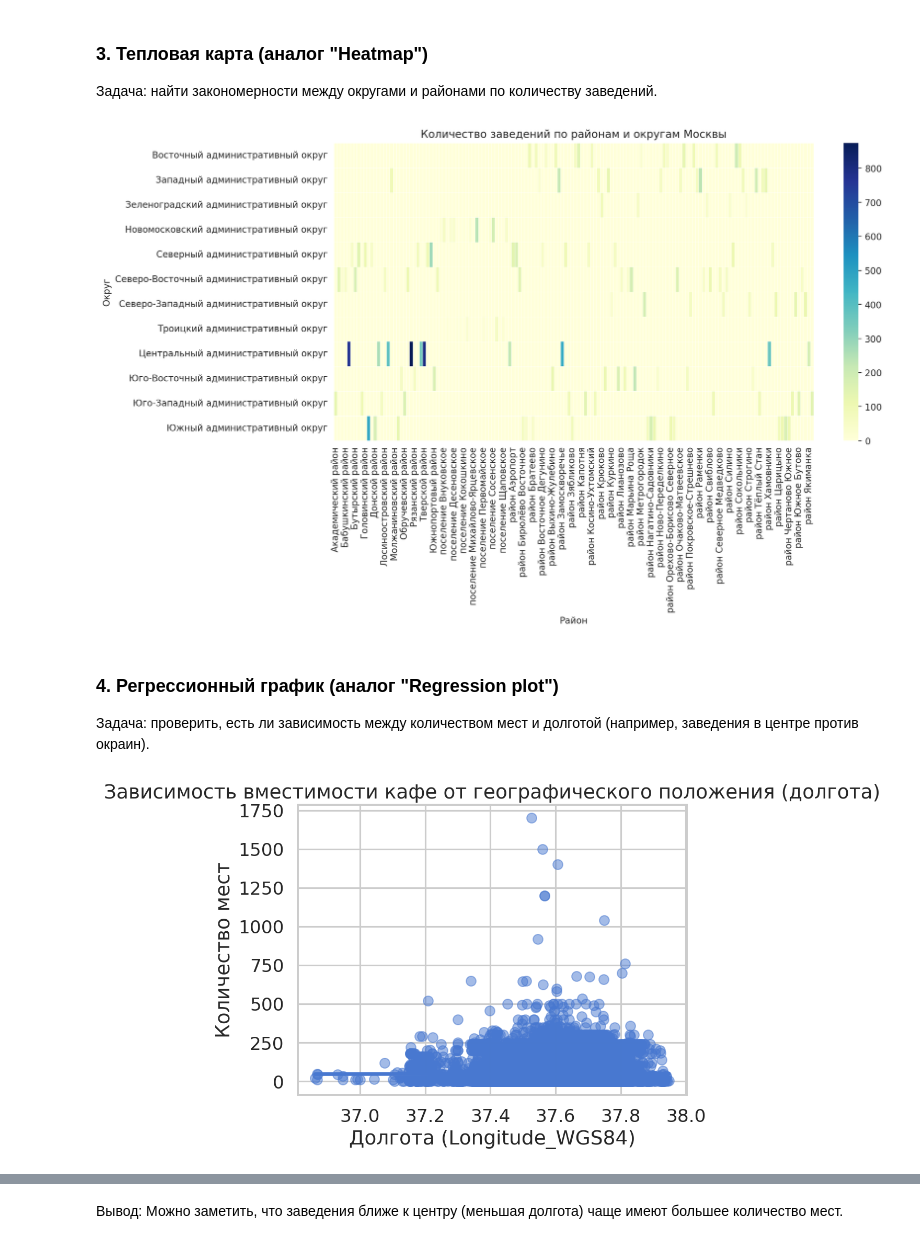
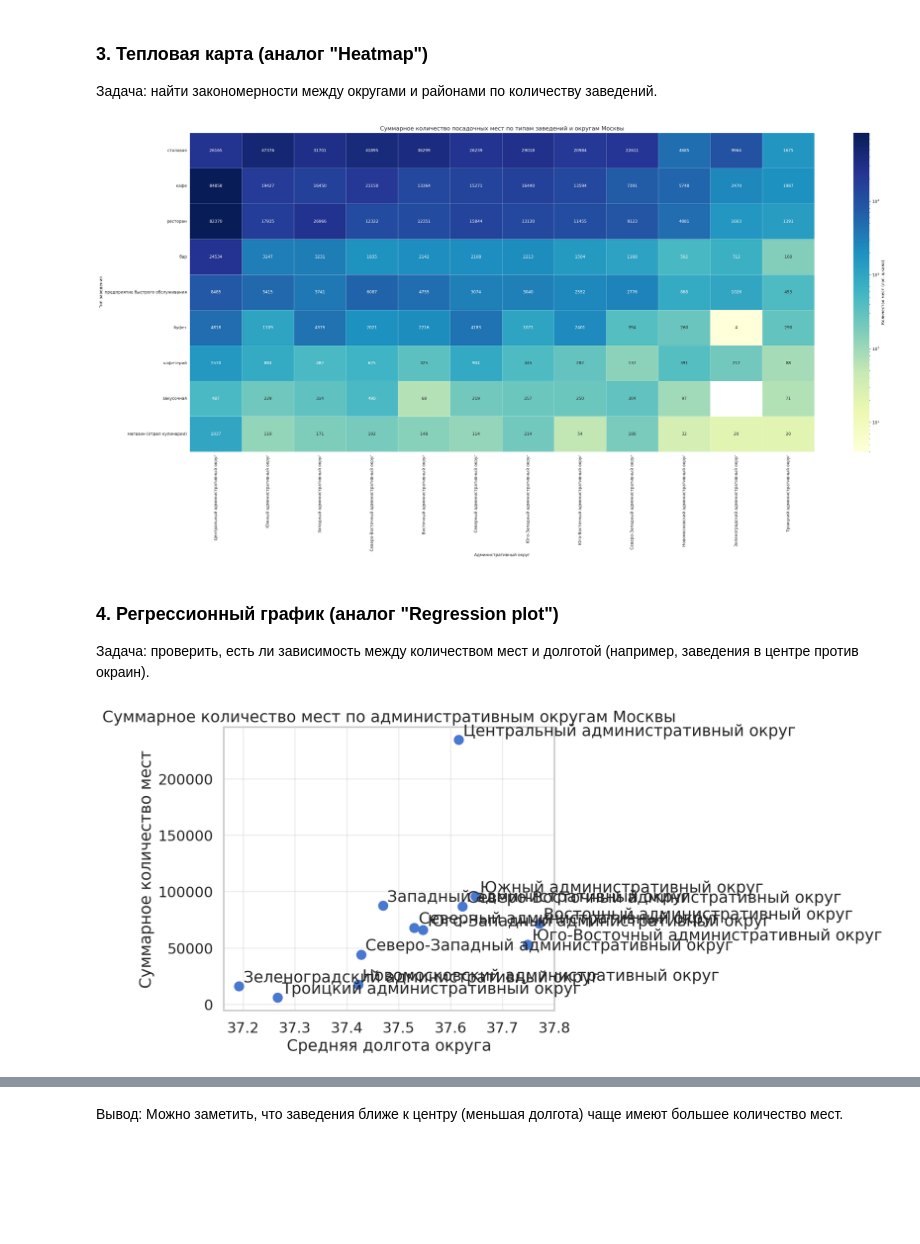
Before and after one commit to SARWX/SPPR, a Jupyter notebook: lab4/sppr_4.ipynb, the cells around one changed output, grey strips where cells are left out. Drawn from its saved outputs; the diff is of its cells as text; code cells hidden in the pictures; blank space fills up the shorter version.

```diff
--- a/lab4/sppr_4.ipynb
+++ b/lab4/sppr_4.ipynb
@@ -81,31 +81,71 @@ plt.show()
 
 Задача: найти закономерности между округами и районами по количеству заведений.
 # %%
-# Подсчёт количества кафе по округам и районам
-pivot = data.pivot_table(index="AdmArea", columns="District", values="Name", aggfunc="count", fill_value=0)
+from matplotlib.colors import LogNorm
 
-plt.figure(figsize=(12,6), dpi=200)
-sns.heatmap(pivot, cmap="YlGnBu", linewidths=0.3)
-plt.title("Количество заведений по районам и округам Москвы")
-plt.xlabel("Район")
-plt.ylabel("Округ")
+# Создаем сводную таблицу: сумма посадочных мест по типам заведений и округам
+pivot = data.pivot_table(index="TypeObject", columns="AdmArea", values="SeatsCount", aggfunc="sum", fill_value=0)
+
+# Сортируем типы заведений по убыванию общего количества мест
+type_sums = pivot.sum(axis=1).sort_values(ascending=False)
+pivot = pivot.loc[type_sums.index]
+
+# Сортируем округа по убыванию общего количества мест
+area_sums = pivot.sum(axis=0).sort_values(ascending=False)
+pivot = pivot[area_sums.index]
+
+plt.figure(figsize=(30, 15), dpi=200)
+
+sns.heatmap(pivot,
+            cmap="YlGnBu",
+            linewidths=0.3,
+            annot=True,
+            fmt=".0f",
+            norm=LogNorm(),
+            cbar_kws={'label': 'Количество мест (лог. шкала)'})
+
+plt.title("Суммарное количество посадочных мест по типам заведений и округам Москвы", fontsize=14)
+plt.xlabel("Административный округ")
+plt.ylabel("Тип заведения")
 plt.xticks(rotation=90)
+plt.yticks(rotation=0)
+plt.tight_layout()
 plt.show()
 # %% [output]
-[figure, old version]
+[figure, new version]
 # %% [markdown]
 ### 4. Регрессионный график (аналог "Regression plot")
 
 Задача: проверить, есть ли зависимость между количеством мест и долготой (например, заведения в центре против окраин).
 # %%
-plt.figure(dpi=150)
+# Вариант с административными округами
+plt.figure(figsize=(12, 6), dpi=150)
 sns.set_context("talk")
 
-sns.regplot(x="Longitude_WGS84", y="SeatsCount", data=data, scatter_kws={"alpha":0.5})
+# Агрегируем по округам: средняя долгота и сумма мест
+area_agg = data.groupby('AdmArea').agg({
+    'Longitude_WGS84': 'mean',
+    'SeatsCount': 'sum'
+}).reset_index()
 
-plt.title("Зависимость вместимости кафе от географического положения (долгота)")
-plt.xlabel("Долгота (Longitude_WGS84)")
-plt.ylabel("Количество мест")
+# Сортируем округа по средней долготе
+area_agg = area_agg.sort_values('Longitude_WGS84')
+
+# Строим scatter plot с долготой по X
+plt.scatter(area_agg['Longitude_WGS84'], area_agg['SeatsCount'], s=100)
+
+plt.title("Суммарное количество мест по административным округам Москвы")
+plt.xlabel("Средняя долгота округа")
+plt.ylabel("Суммарное количество мест")
+
+# Добавляем подписи для каждого округа
+for i, row in area_agg.iterrows():
+    plt.annotate(row['AdmArea'],
+                (row['Longitude_WGS84'], row['SeatsCount']),
+                xytext=(5, 5), textcoords='offset points')
+
+plt.grid(True, alpha=0.3)
+plt.tight_layout()
 plt.show()
 # %% [output]
-[figure, old version]
+[figure, new version]
```
Also changed, not shown: parts of 6 cells of this notebook, 3 other files.
